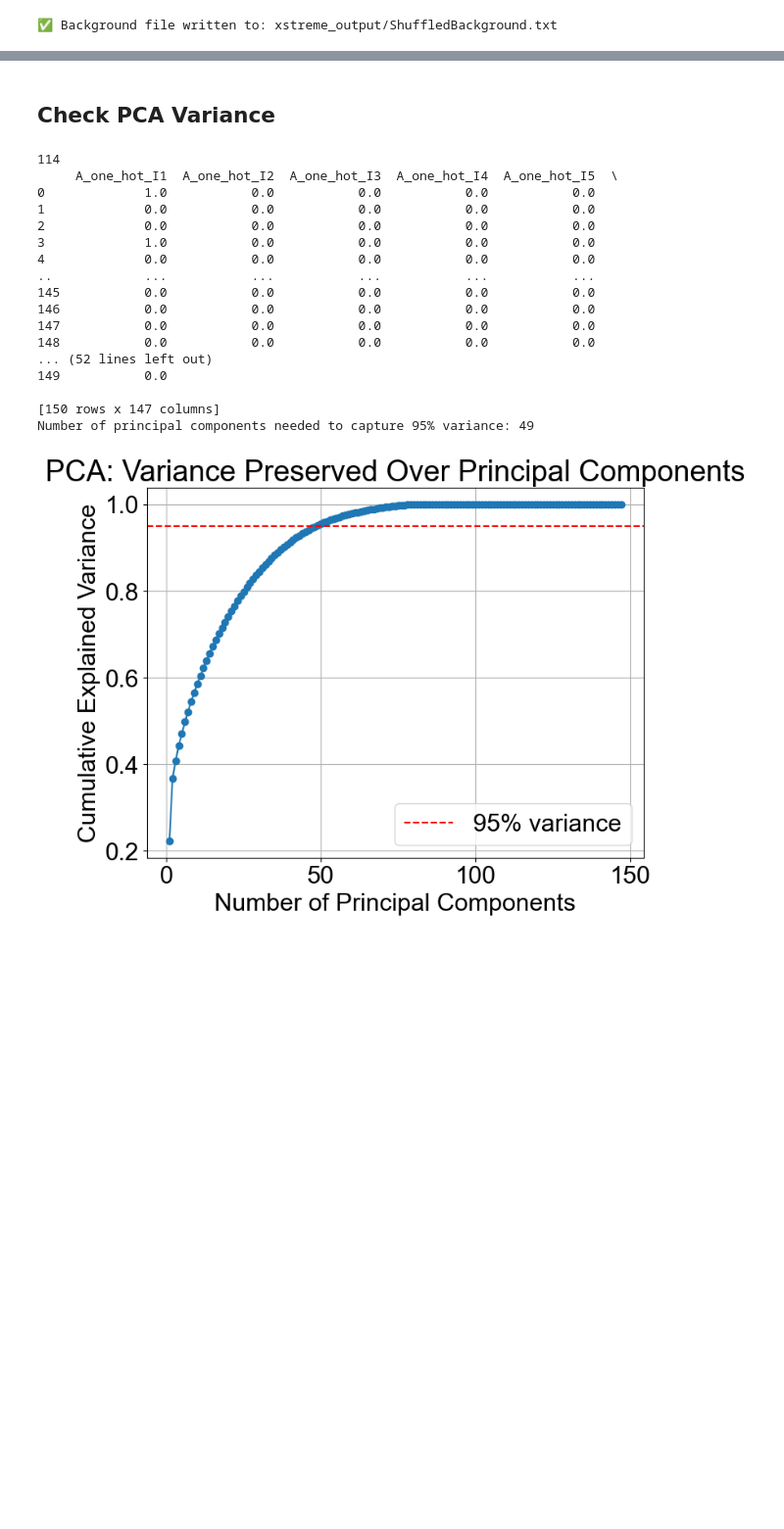
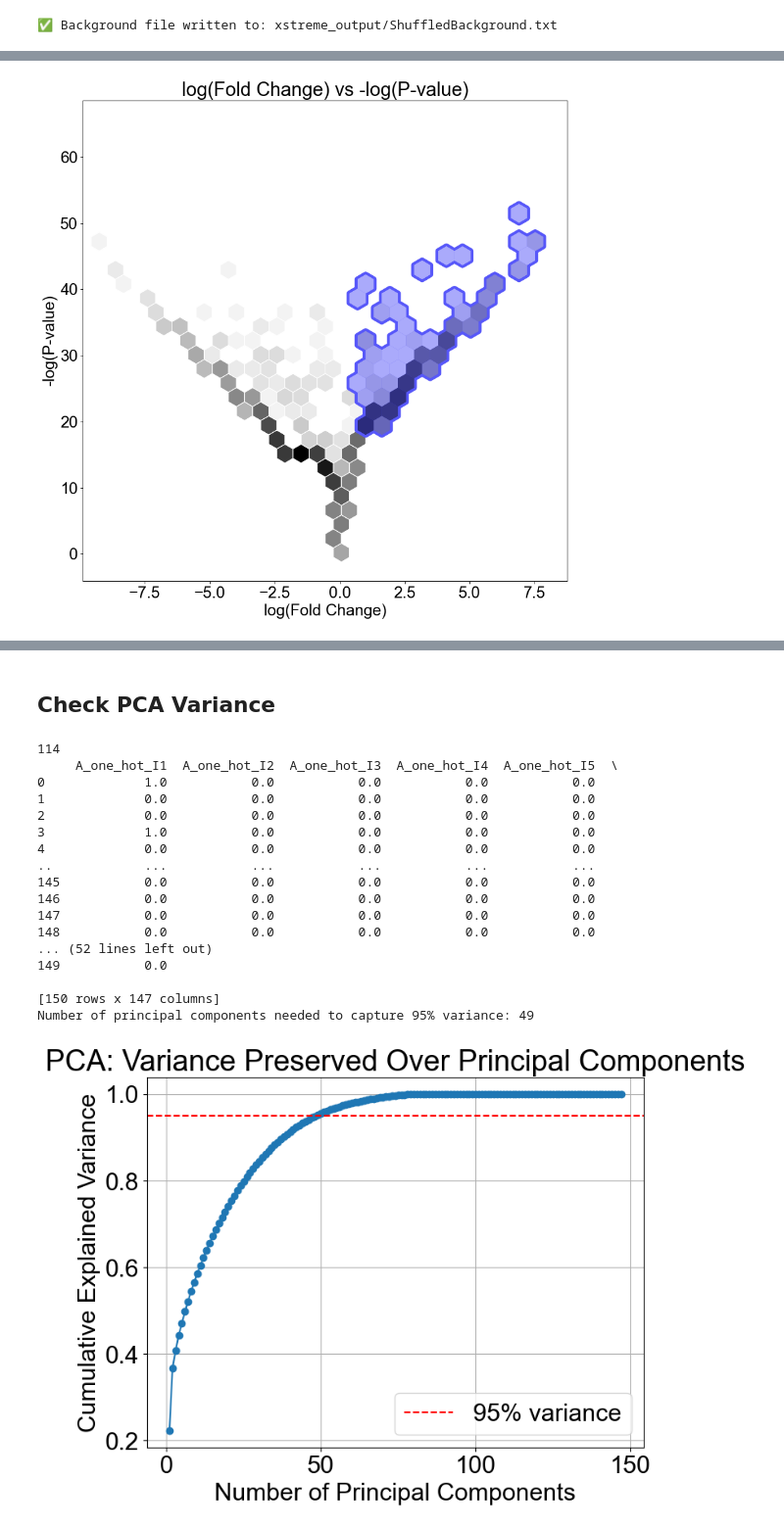
Before and after one commit to stephendl102/PhagePep, a Jupyter notebook: MergeSL_DATA_F3.ipynb, the cells around one changed output, grey strips where cells are left out. Shown at 98% size. Drawn from its saved outputs; the diff is of its cells as text; code cells hidden in the pictures; blank space fills up the shorter version.

```diff
--- a/MergeSL_DATA_F3.ipynb
+++ b/MergeSL_DATA_F3.ipynb
@@ -573,9 +555,13 @@ FimoDF = df_unordered.copy()
 FimoDF.insert(2, 'FimoRank', fimo_rank)
 
 # Sort by FimoRank descending (i.e., best hits on top)
-FimoDF = FimoDF.sort_values(by="FimoRank", ascending=False).reset_index(drop=True)
+FimoDF_sorted = FimoDF.sort_values(by="FimoRank", ascending=False).reset_index(drop=True)
 
 # Preview top 100
-print(FimoDF.head(10))
+print(FimoDF_sorted.head(-10))
 print(fimo_rank)
+
+no_hit_indices = FimoDF[FimoDF['FimoRank'] == 0].index
+indices_array = no_hit_indices.to_numpy()
+print(indices_array)
 # %% [output]
@@ -598,0 +585,12 @@ Length: 5547, dtype: float64
+# %%
+# Suppose no_hit_indices is from a DataFrame:
+no_hit_indices = FimoDF[FimoDF['FimoRank'] == 0].index
+indices_array = np.array(no_hit_indices)
+
+# Convert y_raw to NumPy array and index
+peptides_no_hits = FimoDF.loc[FimoDF['FimoRank'] == 0, 'Peptides'].tolist()
+X_no_hits = X[indices_array]
+y_no_hits = y_raw_origin[indices_array]
+print(X_no_hits.shape)
+print(y_no_hits)
+print(len(peptides_no_hits))
@@ -598,0 +607,59 @@ Length: 5547, dtype: float64
+# %%
+volcano_ordering2 = (
+    np.array([(val[0] + 6) * val[1] if val[1] > 0 else 0 for val in y_no_hits])
+    if protein_of_interest == "SL"
+    else np.array([val[0] * val[1] for val in y_no_hits])
+)
+
+plot_fancy_hexbin_relations(
+    1,
+    0,
+    datapoints=y_no_hits,
+    ordering=volcano_ordering2,
+    all_positives=None,
+    line_color='#5757F9',
+    top_k=top_k_size,
+)
+
+fc_alone_SL_ordering2 = [y[1] for y in y_no_hits]
+
+print("Try ",y_no_hits[0][1])
+print(fc_alone_SL_ordering2[0])
+plot_fancy_hexbin_relations(
+    1,
+    0,
+    datapoints=y_no_hits,
+    ordering=fc_alone_SL_ordering2,
+    all_positives=None,
+    line_color='#56B4E9',
+    title='Ordered by FC Alone',
+    top_k=top_k_size,
+)
+
+er_SL_ordering2 = [y[2] for y in y_no_hits]
+
+
+plot_fancy_hexbin_relations(
+    2,
+    1,
+    datapoints=y_no_hits,
+    ordering=er_SL_ordering2,
+    all_positives=None,
+    line_color='#D55E00',
+    title='Ordered by ER Alone',
+    top_k=top_k_size,
+)
+
+er_fc_joint_SL_ordering2 = [1*y[2] + y[1] + 0*y[0] for y in y_no_hits]
+
+plot_fancy_hexbin_relations(
+    2,
+    1,
+    datapoints=y_no_hits,
+    ordering=er_fc_joint_SL_ordering2,
+    all_positives=None,
+    line_color='#0F980F',
+    title='Ordered by ER + FC',
+    top_k=top_k_size,
+)
+# %% [output]
@@ -598,0 +667 @@ Length: 5547, dtype: float64
+[figure, added]
```
Also changed, not shown: parts of 44 cells of this notebook, 10 other files.
